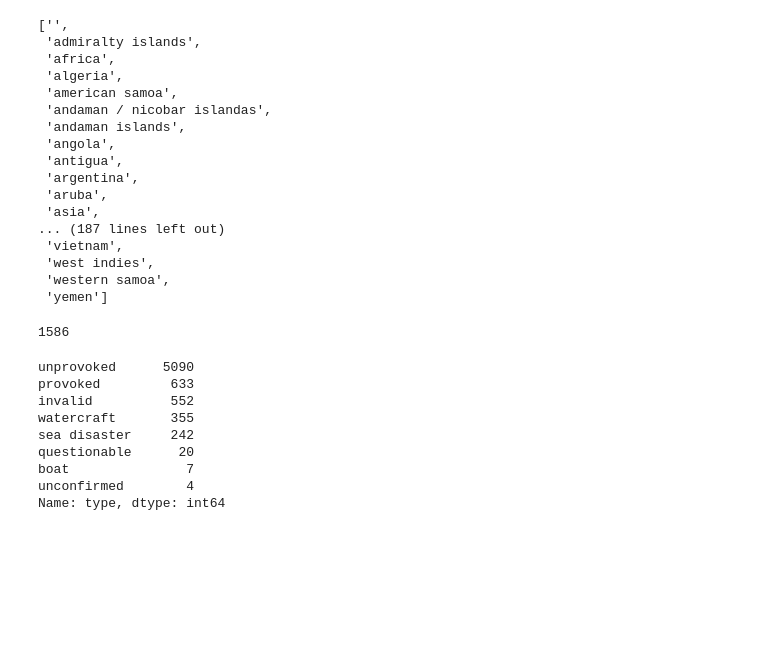
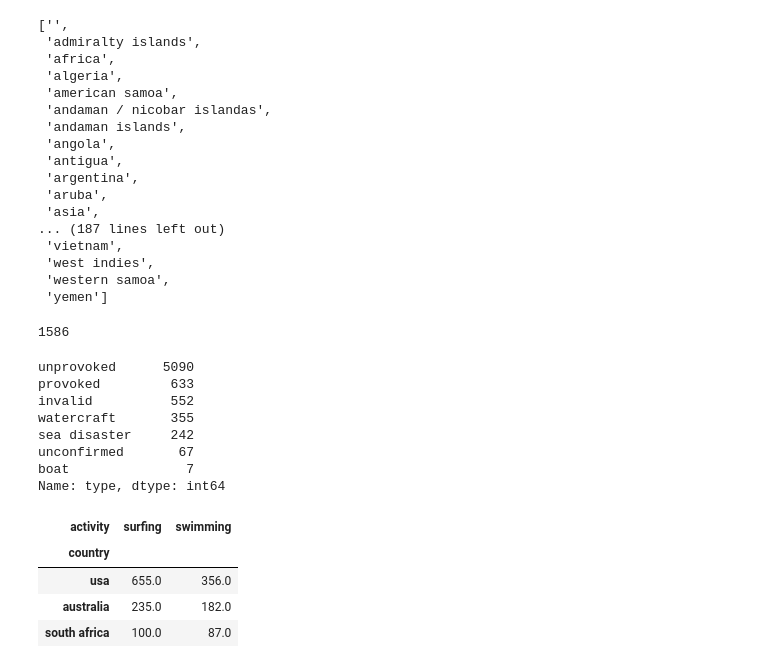
Before and after one commit to portela824/quest-shark, a Jupyter notebook: Quest.ipynb, the cells around one changed output. Cells and saved outputs as stored; diff of their text form; code cells hidden in the pictures; blank space fills up the shorter version.

```diff
--- a/Quest.ipynb
+++ b/Quest.ipynb
@@ -168,10 +168,11 @@ I remove the nan variable,replace some variables like ? to Unconfirmed,
 and turn all the variables in lower case
 """
 # replace nan, ?, Unconfirmed, Invalid with Unverified. Use map.
+#df.dropna(subset=["type"], inplace=True)
 
-df["type"] = df["type"].replace({"?": "Unconfirmed", "Unconfirmed": "Unconfirmed", "Unverified": "Unconfirmed", "Under investigation":"Unconfirmed"})
+df["type"] = df["type"].fillna('Unconfirmed')
+df["type"] = df["type"].replace({"?": "Unconfirmed", "Unconfirmed": "Unconfirmed", "Unverified": "Unconfirmed", "Under investigation":"Unconfirmed","Questionable":"Unconfirmed"})
 df["type"] = df["type"].str.lower()
-df.dropna(subset=["type"], inplace=True)
 df["type"].unique()
 df["type"].value_counts()
 # %% [output]
@@ -180,7 +181,6 @@ provoked         633
 invalid          552
 watercraft       355
 sea disaster     242
-questionable      20
+unconfirmed       67
 boat               7
-unconfirmed        4
 Name: type, dtype: int64
@@ -186,0 +189,21 @@ Name: type, dtype: int64
+# %%
+pd.set_option('display.max_rows', 1000)
+
+pivot_table = df.pivot_table(index='country',
+                             columns='activity',values='date', aggfunc='count')
+#sorted_pivot_table = pivot_table.sort_values(by='activity', ascending=False)
+
+#surfing_stats = sorted_pivot_table[sorted_pivot_table.index.isin(['surfing'])]
+
+pivot_table.loc[['usa','australia','south africa'],['surfing','swimming']]
+
+
+#pivot_table
+#sorted_pivot_table
+#surfing_statsr
+# %% [output]
+| activity | surfing | swimming |
+| country |  |  |
+| usa | 655.0 | 356.0 |
+| australia | 235.0 | 182.0 |
+| south africa | 100.0 | 87.0 |
```
Also changed, not shown: parts of 3 cells of this notebook.
